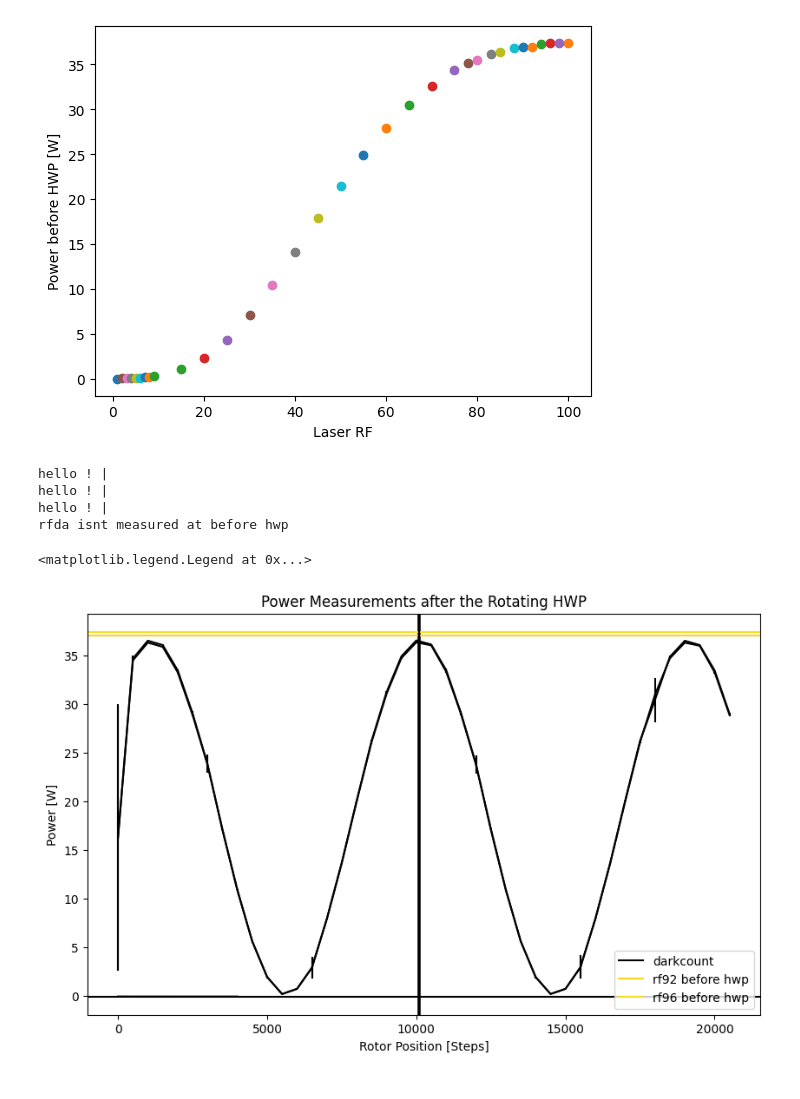
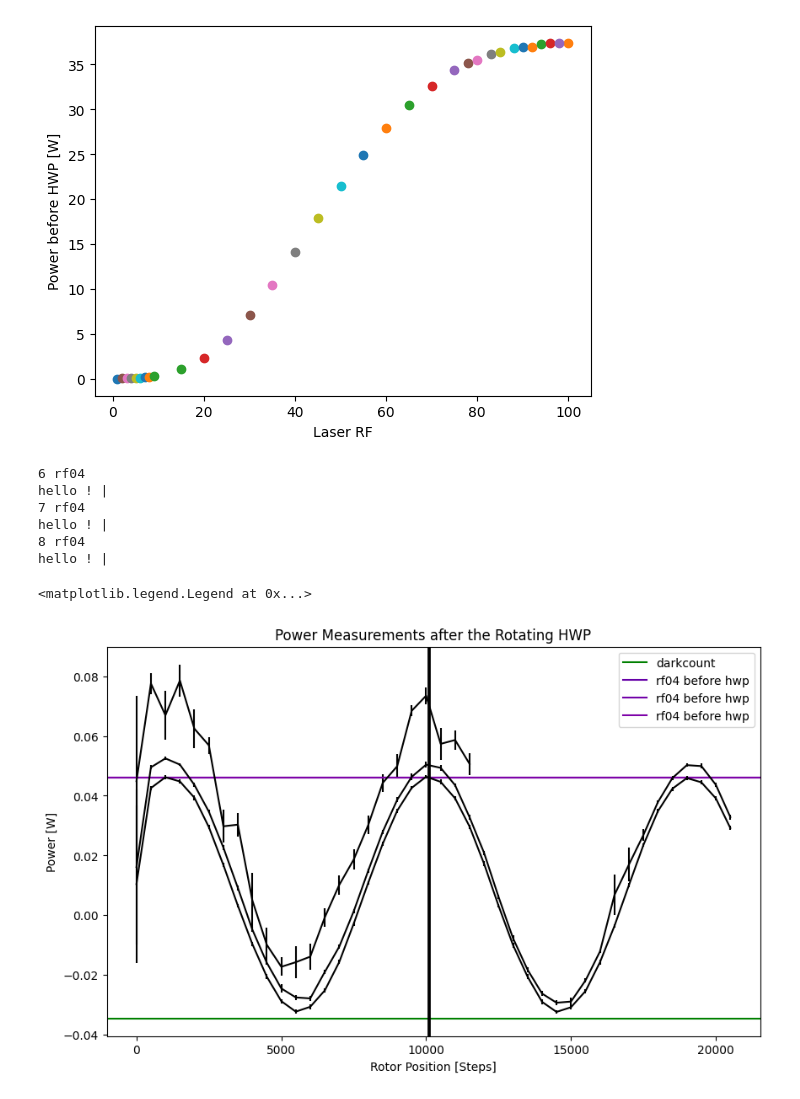
Before and after one commit to JuffmannLab/Fieldmax, a Jupyter notebook: quick_plotter.ipynb, the cells around one changed output. Saved outputs shown, nothing was run; the diff lists cells and outputs as text; code cells hidden in the pictures.

```diff
--- a/quick_plotter.ipynb
+++ b/quick_plotter.ipynb
@@ -145,7 +145,7 @@ ax.set_ylabel('Power [W]')
 ax.set_xlabel('Rotor Position [Steps]')
 
 #darkcount line
-ax.axhline(np.average(darkcounts['averaged']), color = 'black', label = 'darkcount')
+ax.axhline(np.average(darkcounts['averaged']), color = 'green', label = 'darkcount')
 #before hwp average
 
 for i, data in enumerate(all_rf):
@@ -156,37 +156,41 @@ for i, data in enumerate(all_rf):
         x[j] = array[0]
     rf = os.path.basename(csv_files[i+1]).split('rf')[1]
     # rf = os.path.basename(csv_files[i+1]).split('rf')[1]
-    if (not 100 in rf):
+    if (not '100' in rf):
         rf = rf[0:2]
         label = f'rf{rf}'
     else:
         rf = rf[0:3]
         label = f'rf{rf}'
 
     # if 'N48' in os.path.basename(csv_files[i+1]) or '03' in os.path.basename(csv_files[i+1]):
     # if (rf == '15') or (rf=='10'):
-    if i > 28:
+    if i>=6 and i<=8 :
+        print(i, label)
         print('hello ! | ')
         y = data['averaged']
         error = np.array(data['stdev'])
 
         # params, params_covariance = curve_fit(sine_function, x[3:], y[3:], p0 = [0.0361029908,0.0998, 3.87, 0.0046])
         # plt.plot(x, sine_function(x, *params), label='Fitted Sine Function', color='red')
         # print(i, "Fitted Parameters: A = {}, B = {}, C = {}, D = {}".format(*params))
         try:
             ax.axhline(all_before_avg[label], color = colors[i], label = f'{label} before hwp')
         except KeyError:
             print(f'{label} isnt measured at before hwp')
         # ax.scatter(x, y, label=label, marker='x')
         # ax.plot(x, y, label=label, color = colors[i])
         ax.errorbar(x = x, y = y, yerr=error, fmt='-o', color = 'black', markersize = 0)
+        # ax.errorbar(x = x, y = y, yerr=error, fmt='x', color = 'black', markersize = 1)
     ax.axvline(10000+100, color = 'black')
 
 ax.legend()
 # %% [output]
+6 rf04
 hello ! |
+7 rf04
 hello ! |
+8 rf04
 hello ! |
-rfda isnt measured at before hwp
 <matplotlib.legend.Legend at 0x...>
-[figure, old version]
+[figure, new version]
```
Also changed, not shown: parts of 3 cells of this notebook, 1 other file.
